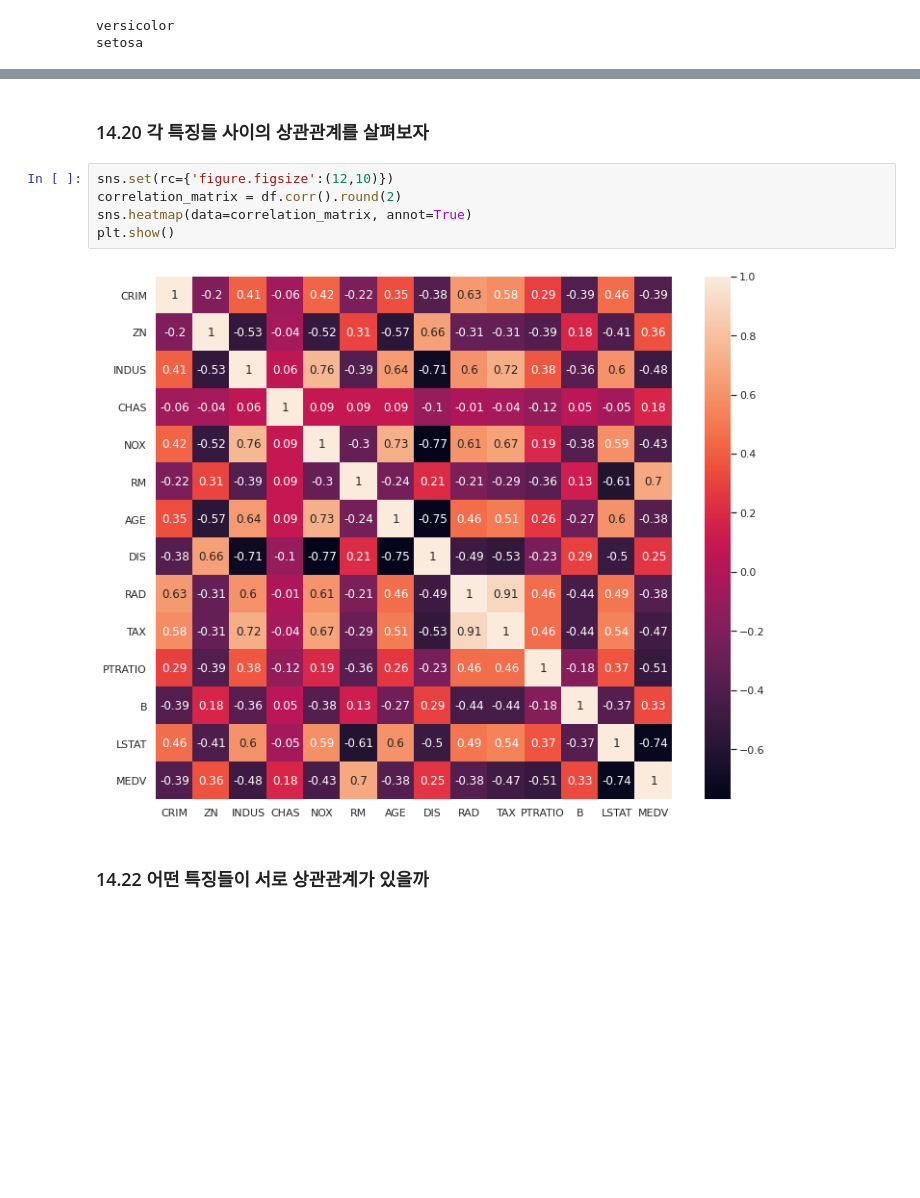
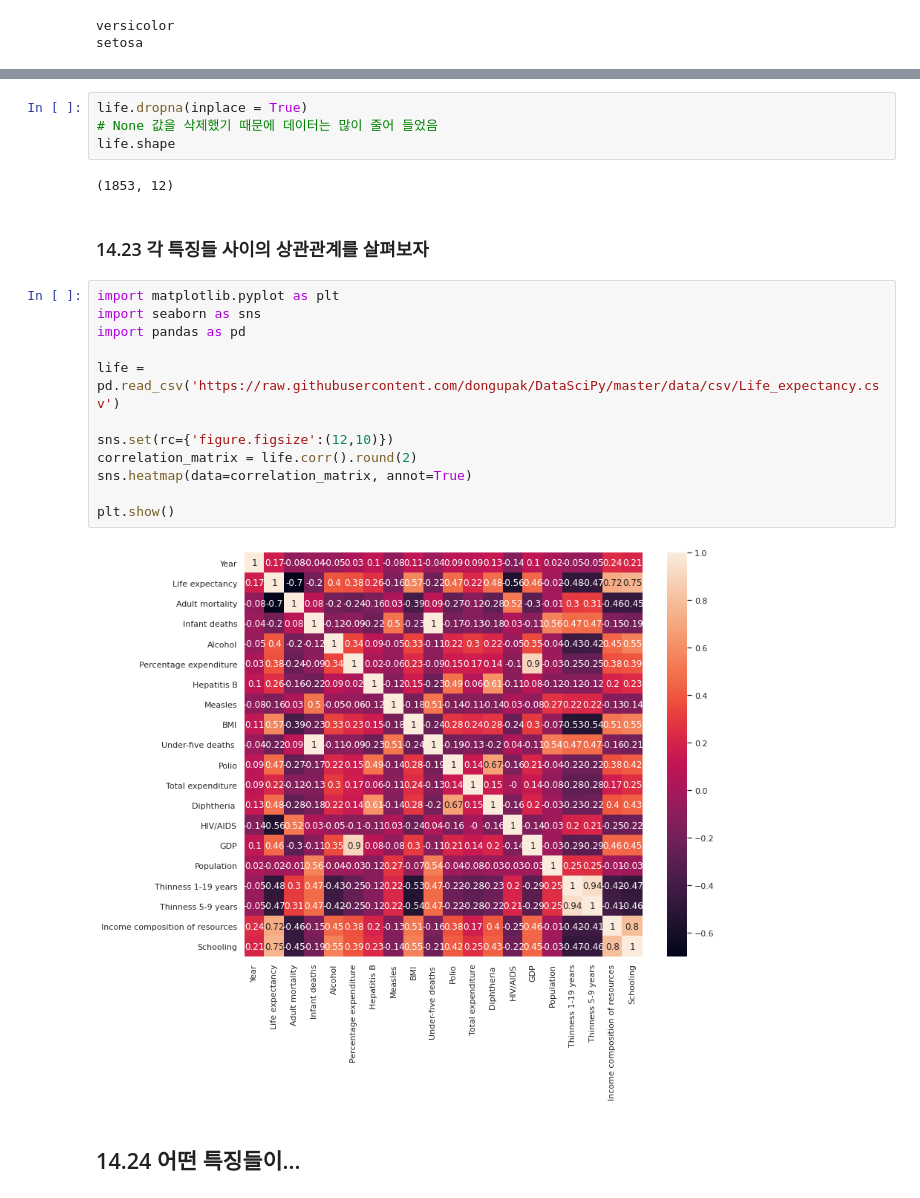
Before and after one commit to dongupak/DataSciPy-1st_edition, a Jupyter notebook: src/주피터노트북(ipynb)/14장_기계학습으로.ipynb, the cells around one changed output, grey strips where cells are left out. Drawn from its saved outputs; the diff is of its cells as text; blank space fills up the shorter version.

```diff
--- a/src/주피터노트북(ipynb)/14장_기계학습으로.ipynb
+++ b/src/주피터노트북(ipynb)/14장_기계학습으로.ipynb
@@ -524,12 +533,25 @@ MEDV       0
 dtype: int64
+# %%
+life.dropna(inplace = True)
+# None 값을 삭제했기 때문에 데이터는 많이 줄어 들었음
+life.shape
+# %% [output]
+(1853, 12)
 # %% [markdown]
-### 14.20 각 특징들 사이의 상관관계를 살펴보자
+### 14.23 각 특징들 사이의 상관관계를 살펴보자
 # %%
+import matplotlib.pyplot as plt
+import seaborn as sns
+import pandas as pd
+
+life = pd.read_csv('https://raw.githubusercontent.com/dongupak/DataSciPy/master/data/csv/Life_expectancy.csv')
+
 sns.set(rc={'figure.figsize':(12,10)})
-correlation_matrix = df.corr().round(2)
+correlation_matrix = life.corr().round(2)
 sns.heatmap(data=correlation_matrix, annot=True)
+
 plt.show()
 # %% [output]
-[figure, old version]
+[figure, new version]
 # %% [markdown]
-### 14.22 어떤 특징들이 서로 상관관계가 있을까
+## 14.24 어떤 특징들이...
```
Also changed, not shown: parts of 20 cells of this notebook.
